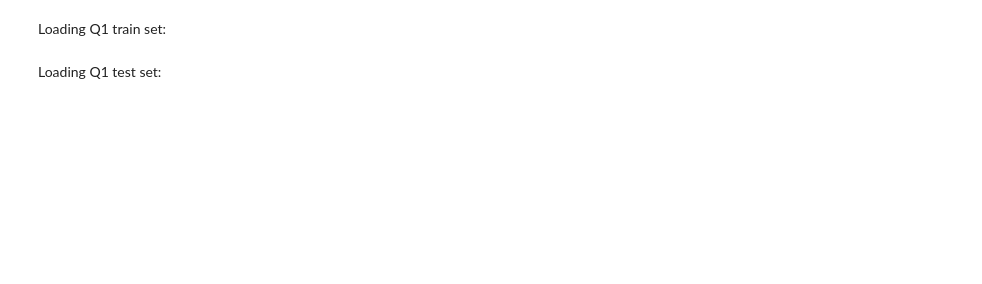
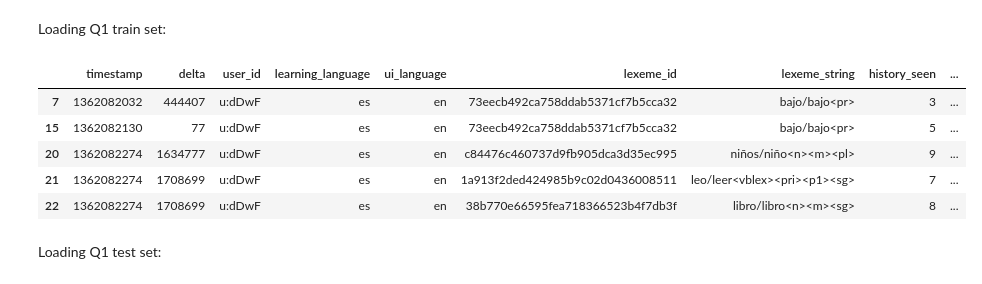
Before and after one commit to rts1988/Duolingo_spaced_repetition, a Jupyter notebook: 5_Q1_Set1_preprocessing_pipeline.ipynb, the cells around one changed output. Cells and saved outputs as stored; diff of their text form; code cells hidden in the pictures; blank space fills up the shorter version.

```diff
--- a/5_Q1_Set1_preprocessing_pipeline.ipynb
+++ b/5_Q1_Set1_preprocessing_pipeline.ipynb
@@ -52,6 +52,15 @@ Drive already mounted at /content/drive; to attempt to forcibly remount, call dr
 Loading Q1 train set:
 # %%
 q1train = decompress_pickle(path_name+"Q1TRAIN.pbz2")
+# %%
+q1train.head()
+# %% [output]
+|  | timestamp | delta | user_id | learning_language | ui_language | lexeme_id | lexeme_string | history_seen | ... |
+| 7 | 1362082032 | 444407 | u:dDwF | es | en | 73eecb492ca758ddab5371cf7b5cca32 | bajo/bajo<pr> | 3 | ... |
+| 15 | 1362082130 | 77 | u:dDwF | es | en | 73eecb492ca758ddab5371cf7b5cca32 | bajo/bajo<pr> | 5 | ... |
+| 20 | 1362082274 | 1634777 | u:dDwF | es | en | c84476c460737d9fb905dca3d35ec995 | niños/niño<n><m><pl> | 9 | ... |
+| 21 | 1362082274 | 1708699 | u:dDwF | es | en | 1a913f2ded424985b9c02d0436008511 | leo/leer<vblex><pri><p1><sg> | 7 | ... |
+| 22 | 1362082274 | 1708699 | u:dDwF | es | en | 38b770e66595fea718366523b4f7db3f | libro/libro<n><m><sg> | 8 | ... |
 # %% [markdown]
 Loading Q1 test set:
 # %%
```
Also changed, not shown: parts of 40 cells of this notebook.
